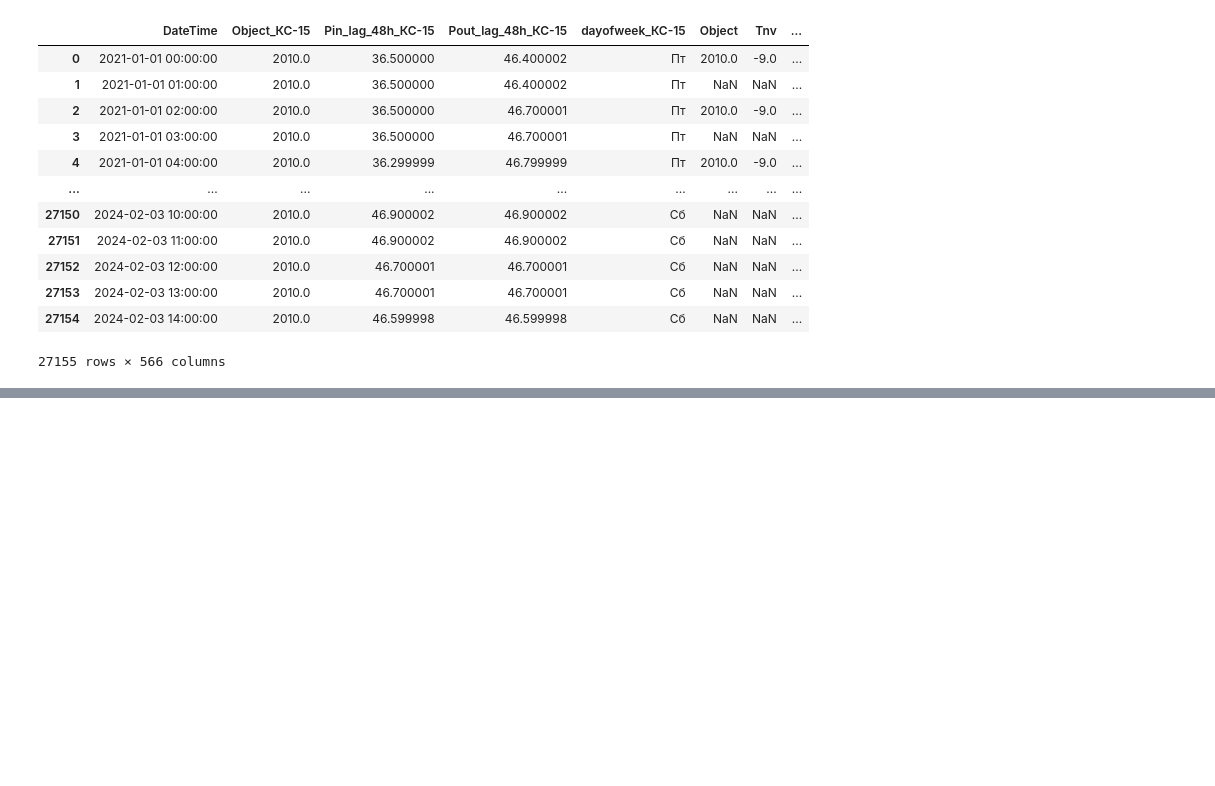
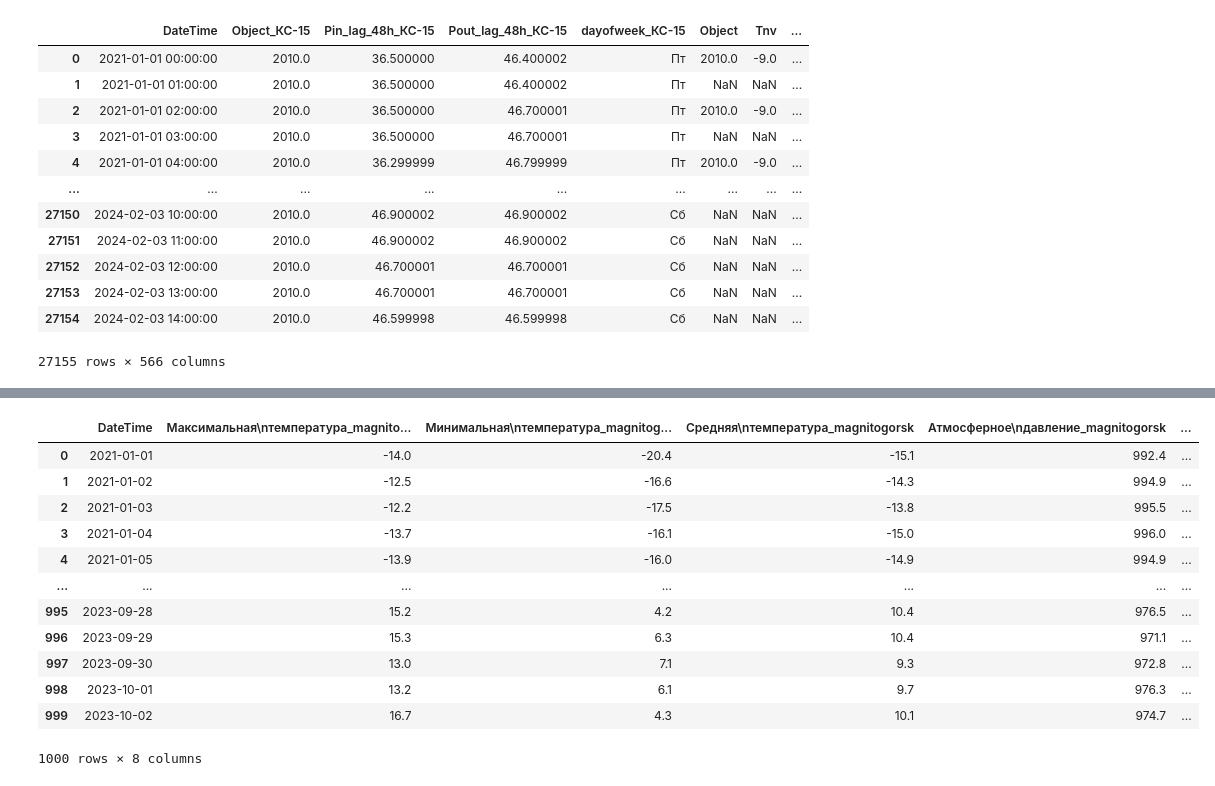
Before and after one commit to StarI3oy/DataScience, a Jupyter notebook: First_Look.ipynb, the cells around one changed output, grey strips where cells are left out. Cells and saved outputs as stored; diff of their text form; code cells hidden in the pictures; blank space fills up the shorter version.

```diff
--- a/First_Look.ipynb
+++ b/First_Look.ipynb
@@ -242,8 +229,3 @@ t_set[]
 | 27153 | 2024-02-03 13:00:00 | 2010.0 | 46.700001 | 46.700001 | Сб | NaN | NaN | ... |
 | 27154 | 2024-02-03 14:00:00 | 2010.0 | 46.599998 | 46.599998 | Сб | NaN | NaN | ... |
 27155 rows × 566 columns
-# %%
-for i in test_df.keys():
-    for j in test_df[i].keys():
-        merge=pd.merge(t_set, test_df[i][j], on="Дата")
-        print(merge)
@@ -255,0 +284,16 @@ datetime.datetime
+# %%
+buffer.iloc[:, :]
+# %% [output]
+|  | DateTime | Максимальная\nтемпература_magnito... | Минимальная\nтемпература_magnitog... | Средняя\nтемпература_magnitogorsk | Атмосферное\nдавление_magnitogorsk | ... |
+| 0 | 2021-01-01 | -14.0 | -20.4 | -15.1 | 992.4 | ... |
+| 1 | 2021-01-02 | -12.5 | -16.6 | -14.3 | 994.9 | ... |
+| 2 | 2021-01-03 | -12.2 | -17.5 | -13.8 | 995.5 | ... |
+| 3 | 2021-01-04 | -13.7 | -16.1 | -15.0 | 996.0 | ... |
+| 4 | 2021-01-05 | -13.9 | -16.0 | -14.9 | 994.9 | ... |
+| ... | ... | ... | ... | ... | ... | ... |
+| 995 | 2023-09-28 | 15.2 | 4.2 | 10.4 | 976.5 | ... |
+| 996 | 2023-09-29 | 15.3 | 6.3 | 10.4 | 971.1 | ... |
+| 997 | 2023-09-30 | 13.0 | 7.1 | 9.3 | 972.8 | ... |
+| 998 | 2023-10-01 | 13.2 | 6.1 | 9.7 | 976.3 | ... |
+| 999 | 2023-10-02 | 16.7 | 4.3 | 10.1 | 974.7 | ... |
+1000 rows × 8 columns
```
Also changed, not shown: parts of 18 cells of this notebook, 4 other files.
